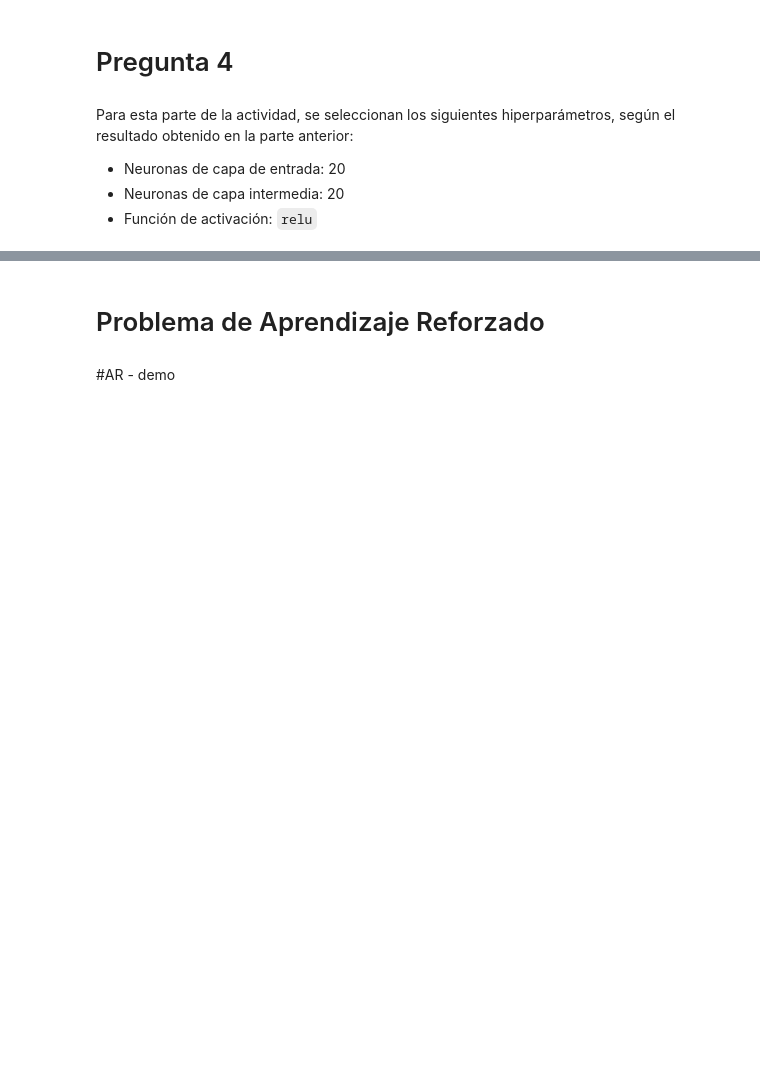
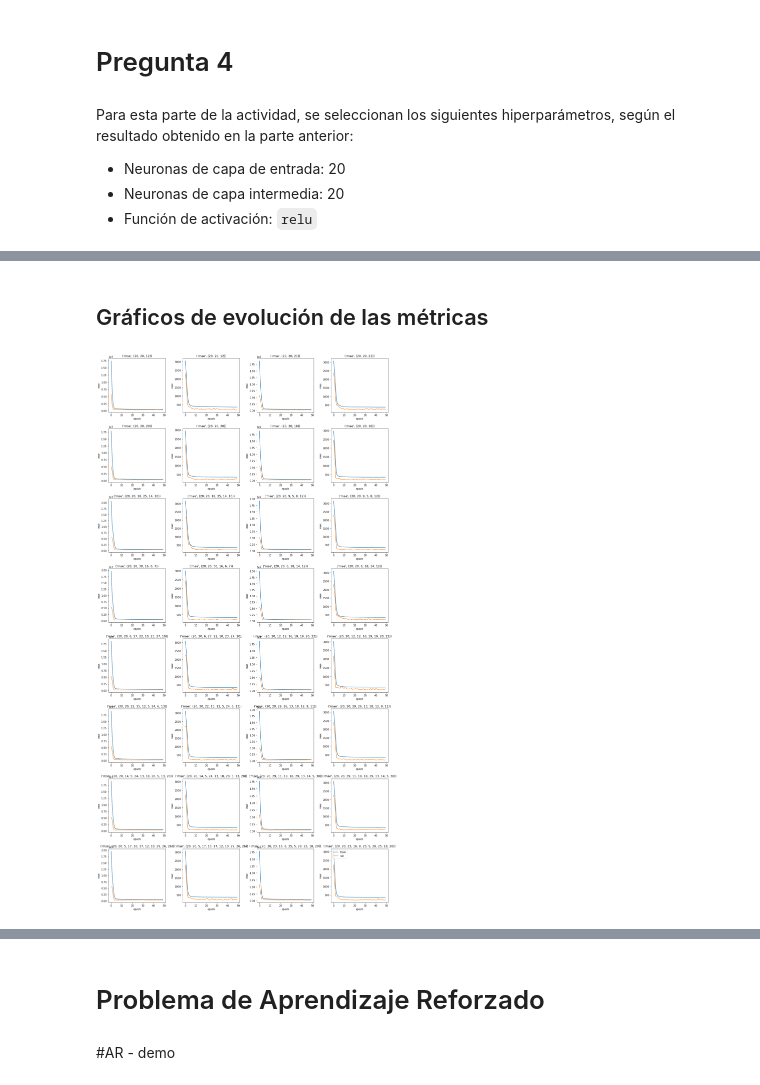
Before and after one commit to MatiasDuhalde/IIC2613-Tareas, a Jupyter notebook: T4/preguntas.ipynb, the cells around one changed output, grey strips where cells are left out. Drawn from its saved outputs; the diff is of its cells as text; code cells hidden in the pictures; blank space fills up the shorter version.

```diff
--- a/T4/preguntas.ipynb
+++ b/T4/preguntas.ipynb
@@ -527,0 +544,11 @@ Training ('mse', (20, 20, 9, 14, 18, 9, 21)) model
+# %%
+import pickle
+# Save trained models
+for model in dl_models:
+    dl_models[model].save(f'models/p4/{model}')
+
+dl_histories_dict = {model : dl_histories[model].history for model in dl_histories}
+
+# Save history
+with open('models/p4/history', 'wb') as history_file:
+    pickle.dump(dl_histories_dict, history_file)
@@ -527,0 +573,15 @@ Training ('mse', (20, 20, 9, 14, 18, 9, 21)) model
+# %%
+# Load models
+dl_models = {}
+
+for est in estimators:
+    for act in activation_functions:
+        for tup in tuples:
+            new_model = keras.models.load_model(f'models/p4/{(est, act, tup)}')
+            dl_models[(est, act, tup)] = (new_model)
+
+dl_histories_dict = {}
+
+# Load history
+with open('models/p4/history', 'rb') as history_file:
+    dl_histories_dict = pickle.load(history_file)
@@ -527,0 +646,22 @@ Training ('mse', (20, 20, 9, 14, 18, 9, 21)) model
+# %% [markdown]
+## Gráficos de evolución de las métricas
+# %%
+from matplotlib import pyplot as plt
+
+ncols = 4
+nrows = len(dl_histories_dict)//ncols + 1 if len(dl_histories_dict) % ncols != 0 else len(dl_histories_dict)//ncols
+
+fig, axes = plt.subplots(nrows=nrows, ncols=ncols)
+fig.set_size_inches((20, 40))
+plt.subplots_adjust(wspace=0.3, hspace=0.3)
+
+for i, history in enumerate(dl_histories_dict):
+    estimator = history[0]
+    axes[i // ncols, i % ncols].plot(dl_histories_dict[history][estimator])
+    axes[i // ncols, i % ncols].plot(dl_histories_dict[history][f'val_{estimator}'])
+    axes[i // ncols, i % ncols].set_title(f'{history}')
+    axes[i // ncols, i % ncols].set_ylabel(estimator)
+    axes[i // ncols, i % ncols].set_xlabel('epoch')
+    plt.legend(['train', 'val'], loc='upper left')
+# %% [output]
+[figure, added]
```
Also changed, not shown: parts of 19 cells of this notebook.
